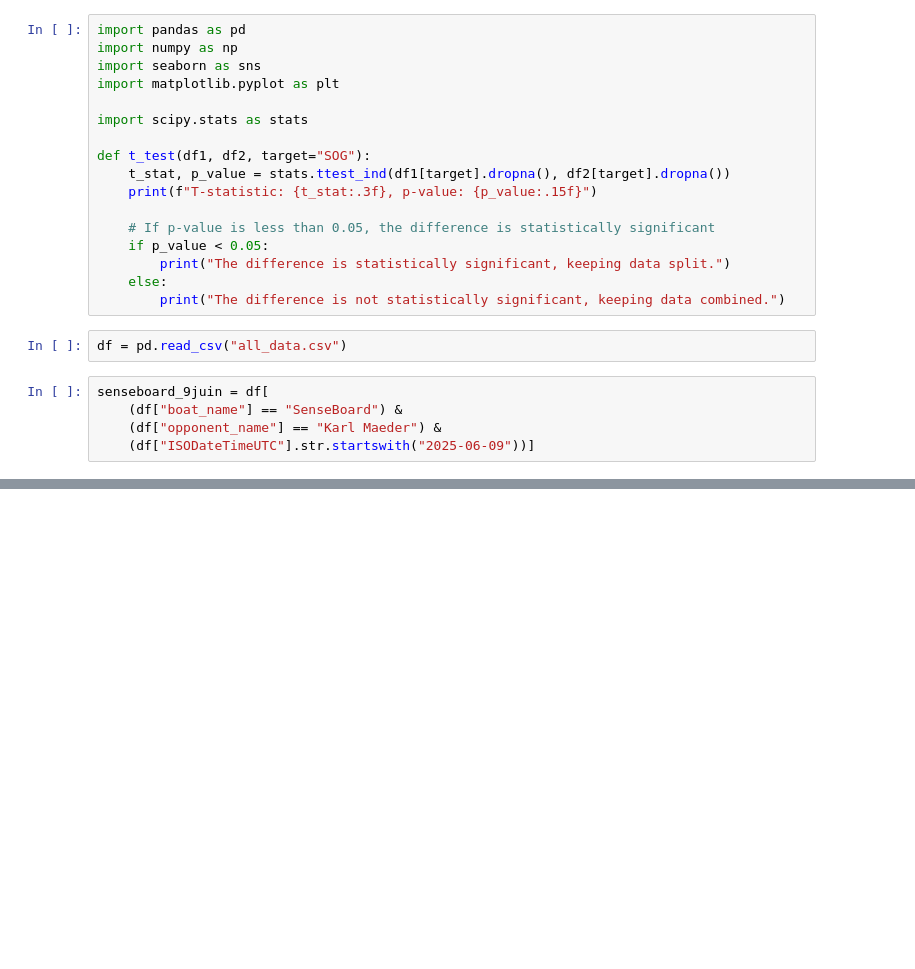
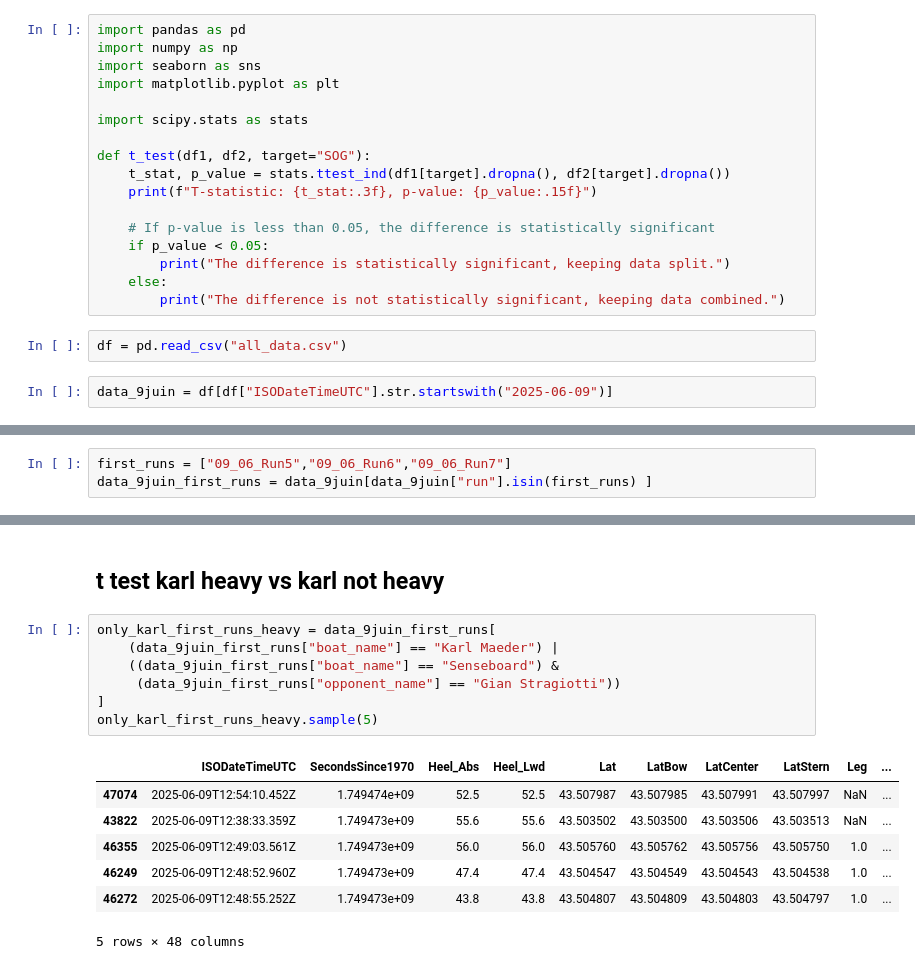
Before and after one commit to HusamJubranEPFL/FormulaKiteDataAnalysis, a Jupyter notebook: Straight Run/weight_ttest.ipynb, the cells around one changed output, grey strips where cells are left out. Cells and saved outputs as stored; diff of their text form; blank space fills up the shorter version.

```diff
--- a/Straight Run/weight_ttest.ipynb
+++ b/Straight Run/weight_ttest.ipynb
@@ -18,7 +18,4 @@ def t_test(df1, df2, target="SOG"):
 # %%
 df = pd.read_csv("all_data.csv")
 # %%
-senseboard_9juin = df[
-    (df["boat_name"] == "SenseBoard") &
-    (df["opponent_name"] == "Karl Maeder") &
-    (df["ISODateTimeUTC"].str.startswith("2025-06-09"))]
+data_9juin = df[df["ISODateTimeUTC"].str.startswith("2025-06-09")]
@@ -225,0 +24,3 @@ Même si le poids lourd est moins performant dans chaque segment, sa répartitio
+# %%
+first_runs = ["09_06_Run5","09_06_Run6","09_06_Run7"]
+data_9juin_first_runs = data_9juin[data_9juin["run"].isin(first_runs) ]
@@ -225,0 +37,17 @@ Même si le poids lourd est moins performant dans chaque segment, sa répartitio
+# %% [markdown]
+## t test karl heavy vs karl not heavy
+# %%
+only_karl_first_runs_heavy = data_9juin_first_runs[
+    (data_9juin_first_runs["boat_name"] == "Karl Maeder") |
+    ((data_9juin_first_runs["boat_name"] == "Senseboard") &
+     (data_9juin_first_runs["opponent_name"] == "Gian Stragiotti"))
+]
+only_karl_first_runs_heavy.sample(5)
+# %% [output]
+|  | ISODateTimeUTC | SecondsSince1970 | Heel_Abs | Heel_Lwd | Lat | LatBow | LatCenter | LatStern | Leg | ... |
+| 47074 | 2025-06-09T12:54:10.452Z | 1.749474e+09 | 52.5 | 52.5 | 43.507987 | 43.507985 | 43.507991 | 43.507997 | NaN | ... |
+| 43822 | 2025-06-09T12:38:33.359Z | 1.749473e+09 | 55.6 | 55.6 | 43.503502 | 43.503500 | 43.503506 | 43.503513 | NaN | ... |
+| 46355 | 2025-06-09T12:49:03.561Z | 1.749473e+09 | 56.0 | 56.0 | 43.505760 | 43.505762 | 43.505756 | 43.505750 | 1.0 | ... |
+| 46249 | 2025-06-09T12:48:52.960Z | 1.749473e+09 | 47.4 | 47.4 | 43.504547 | 43.504549 | 43.504543 | 43.504538 | 1.0 | ... |
+| 46272 | 2025-06-09T12:48:55.252Z | 1.749473e+09 | 43.8 | 43.8 | 43.504807 | 43.504809 | 43.504803 | 43.504797 | 1.0 | ... |
+5 rows × 48 columns
```
Also changed, not shown: parts of 20 cells of this notebook, 3 other files.
